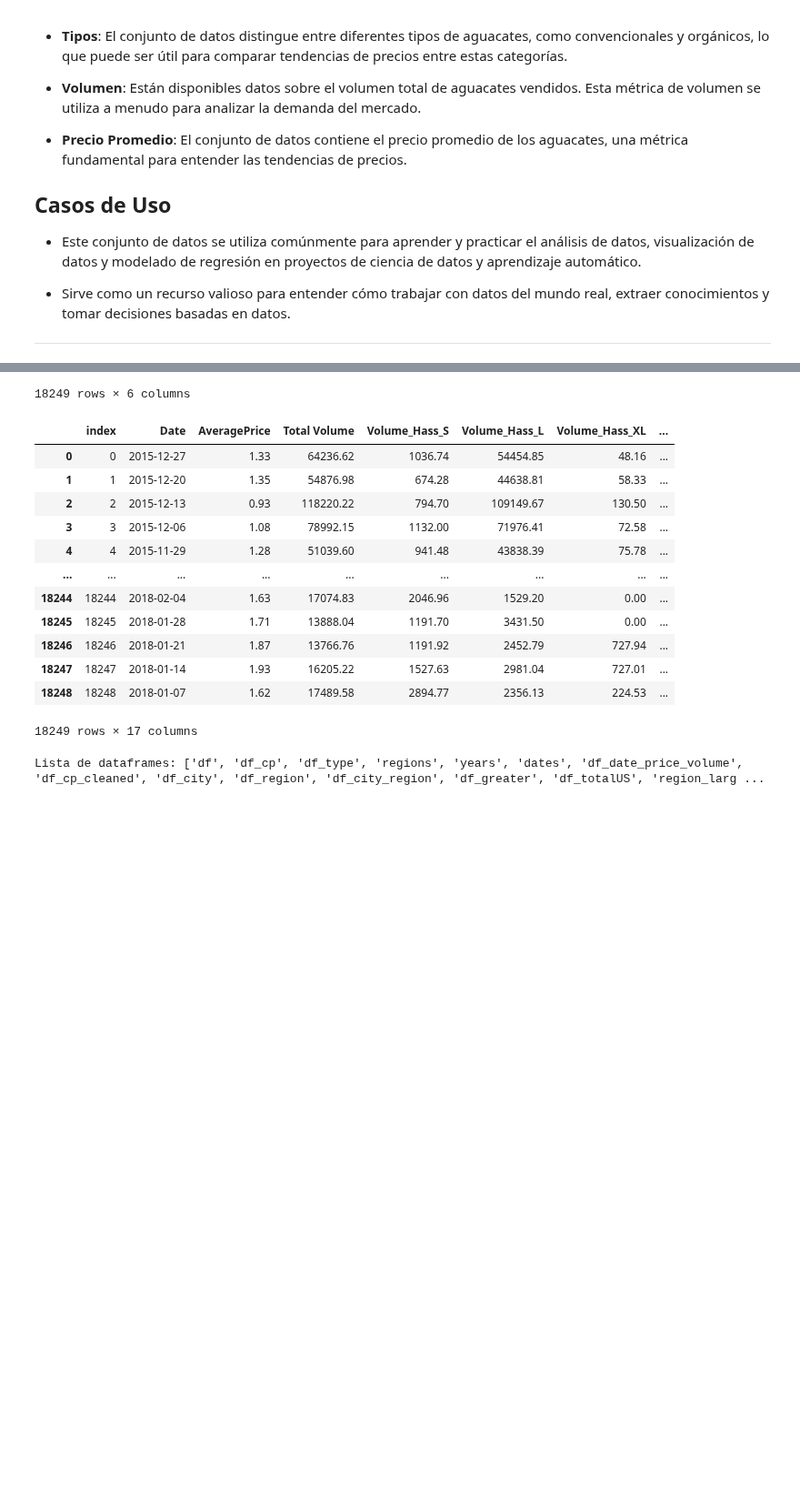
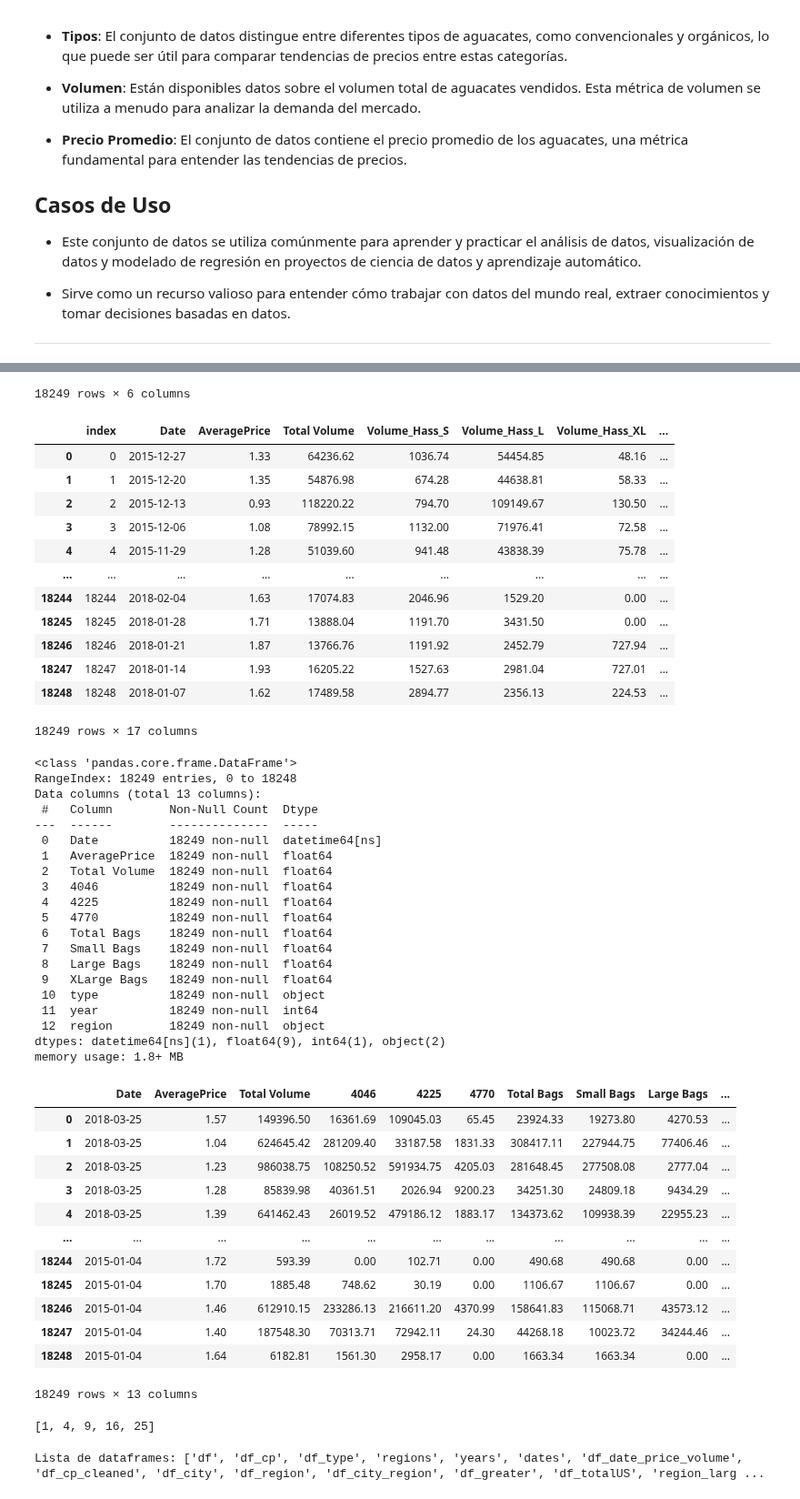
Before and after one commit to cpujol-dev/MiniProjectAavocado, a Jupyter notebook: 0.DataSet_base.ipynb, the cells around one changed output, grey strips where cells are left out. Shown at 91% size. Cells and saved outputs as stored; diff of their text form; code cells hidden in the pictures; blank space fills up the shorter version.

```diff
--- a/0.DataSet_base.ipynb
+++ b/0.DataSet_base.ipynb
@@ -52,6 +52,10 @@ df_cp_cleaned['Suma Volums'] = df_cp_cleaned['Volume_Hass_S' ]+ df_cp_cleaned['V
 df_cp_cleaned['%Variacio'] = (df_cp_cleaned['Total Volume'] - df_cp_cleaned['Suma Volums'])*100/df_cp_cleaned['Total Volume']
 av.add(df_cp_cleaned,'df_cleaned')
 display(av.df("df_cleaned"))
+
+numbers = [1, 2, 3, 4, 5]
+cuadrados = av.get_map_list(lambda x: x**2, numbers)
+print(cuadrados)
 # %% [output]
 Ajuda:
     import avocado_manager as av
@@ -66,33 +70,67 @@ Ajuda:
 Lista de dataframes: ['df', 'df_cp', 'df_type', 'regions', 'years', 'dates', 'df_date_price_volume', 'df_cp_cleaned', 'df_city', 'df_region', 'df_city_region', 'df_greater', 'df_totalUS', 'region_larg ...
 |  | type | Total Volume |
 | 0 | conventional | 9126 |
 | 1 | organic | 9123 |
 |  | index | Date | region | AveragePrice | Total Volume | Season |
 | 8478 | 8478 | 2018-03-25 | Albany | 1.57 | 149396.50 | 1.Primavera |
 | 17601 | 17601 | 2018-03-25 | Albany | 1.71 | 2321.82 | 1.Primavera |
 | 8490 | 8490 | 2018-03-25 | Atlanta | 1.04 | 624645.42 | 1.Primavera |
 | 17613 | 17613 | 2018-03-25 | Atlanta | 1.56 | 18717.08 | 1.Primavera |
 | 8502 | 8502 | 2018-03-25 | BaltimoreWashington | 1.23 | 986038.75 | 1.Primavera |
 | ... | ... | ... | ... | ... | ... | ... |
 | 11829 | 11829 | 2015-01-04 | TotalUS | 1.46 | 612910.15 | 4.Invierno |
 | 2755 | 2755 | 2015-01-04 | West | 0.89 | 5794410.58 | 4.Invierno |
 | 11881 | 11881 | 2015-01-04 | West | 1.40 | 187548.30 | 4.Invierno |
 | 2807 | 2807 | 2015-01-04 | WestTexNewMexico | 0.75 | 758118.95 | 4.Invierno |
 | 11932 | 11932 | 2015-01-04 | WestTexNewMexico | 1.64 | 6182.81 | 4.Invierno |
 18249 rows × 6 columns
 |  | index | Date | AveragePrice | Total Volume | Volume_Hass_S | Volume_Hass_L | Volume_Hass_XL | ... |
 | 0 | 0 | 2015-12-27 | 1.33 | 64236.62 | 1036.74 | 54454.85 | 48.16 | ... |
 | 1 | 1 | 2015-12-20 | 1.35 | 54876.98 | 674.28 | 44638.81 | 58.33 | ... |
 | 2 | 2 | 2015-12-13 | 0.93 | 118220.22 | 794.70 | 109149.67 | 130.50 | ... |
 | 3 | 3 | 2015-12-06 | 1.08 | 78992.15 | 1132.00 | 71976.41 | 72.58 | ... |
 | 4 | 4 | 2015-11-29 | 1.28 | 51039.60 | 941.48 | 43838.39 | 75.78 | ... |
 | ... | ... | ... | ... | ... | ... | ... | ... | ... |
 | 18244 | 18244 | 2018-02-04 | 1.63 | 17074.83 | 2046.96 | 1529.20 | 0.00 | ... |
 | 18245 | 18245 | 2018-01-28 | 1.71 | 13888.04 | 1191.70 | 3431.50 | 0.00 | ... |
 | 18246 | 18246 | 2018-01-21 | 1.87 | 13766.76 | 1191.92 | 2452.79 | 727.94 | ... |
 | 18247 | 18247 | 2018-01-14 | 1.93 | 16205.22 | 1527.63 | 2981.04 | 727.01 | ... |
 | 18248 | 18248 | 2018-01-07 | 1.62 | 17489.58 | 2894.77 | 2356.13 | 224.53 | ... |
 18249 rows × 17 columns
+<class 'pandas.core.frame.DataFrame'>
+RangeIndex: 18249 entries, 0 to 18248
+Data columns (total 13 columns):
+ #   Column        Non-Null Count  Dtype
+---  ------        --------------  -----
+ 0   Date          18249 non-null  datetime64[ns]
+ 1   AveragePrice  18249 non-null  float64
+ 2   Total Volume  18249 non-null  float64
+ 3   4046          18249 non-null  float64
+ 4   4225          18249 non-null  float64
+ 5   4770          18249 non-null  float64
+ 6   Total Bags    18249 non-null  float64
+ 7   Small Bags    18249 non-null  float64
+ 8   Large Bags    18249 non-null  float64
+ 9   XLarge Bags   18249 non-null  float64
+ 10  type          18249 non-null  object
+ 11  year          18249 non-null  int64
+ 12  region        18249 non-null  object
+dtypes: datetime64[ns](1), float64(9), int64(1), object(2)
+memory usage: 1.8+ MB
+|  | Date | AveragePrice | Total Volume | 4046 | 4225 | 4770 | Total Bags | Small Bags | Large Bags | ... |
+| 0 | 2018-03-25 | 1.57 | 149396.50 | 16361.69 | 109045.03 | 65.45 | 23924.33 | 19273.80 | 4270.53 | ... |
+| 1 | 2018-03-25 | 1.04 | 624645.42 | 281209.40 | 33187.58 | 1831.33 | 308417.11 | 227944.75 | 77406.46 | ... |
+| 2 | 2018-03-25 | 1.23 | 986038.75 | 108250.52 | 591934.75 | 4205.03 | 281648.45 | 277508.08 | 2777.04 | ... |
+| 3 | 2018-03-25 | 1.28 | 85839.98 | 40361.51 | 2026.94 | 9200.23 | 34251.30 | 24809.18 | 9434.29 | ... |
+| 4 | 2018-03-25 | 1.39 | 641462.43 | 26019.52 | 479186.12 | 1883.17 | 134373.62 | 109938.39 | 22955.23 | ... |
+| ... | ... | ... | ... | ... | ... | ... | ... | ... | ... | ... |
+| 18244 | 2015-01-04 | 1.72 | 593.39 | 0.00 | 102.71 | 0.00 | 490.68 | 490.68 | 0.00 | ... |
+| 18245 | 2015-01-04 | 1.70 | 1885.48 | 748.62 | 30.19 | 0.00 | 1106.67 | 1106.67 | 0.00 | ... |
+| 18246 | 2015-01-04 | 1.46 | 612910.15 | 233286.13 | 216611.20 | 4370.99 | 158641.83 | 115068.71 | 43573.12 | ... |
+| 18247 | 2015-01-04 | 1.40 | 187548.30 | 70313.71 | 72942.11 | 24.30 | 44268.18 | 10023.72 | 34244.46 | ... |
+| 18248 | 2015-01-04 | 1.64 | 6182.81 | 1561.30 | 2958.17 | 0.00 | 1663.34 | 1663.34 | 0.00 | ... |
+18249 rows × 13 columns
+[1, 4, 9, 16, 25]
 # %%
 import pandas as pd
 import seaborn as sns
```
Also changed, not shown: 3 other files.
